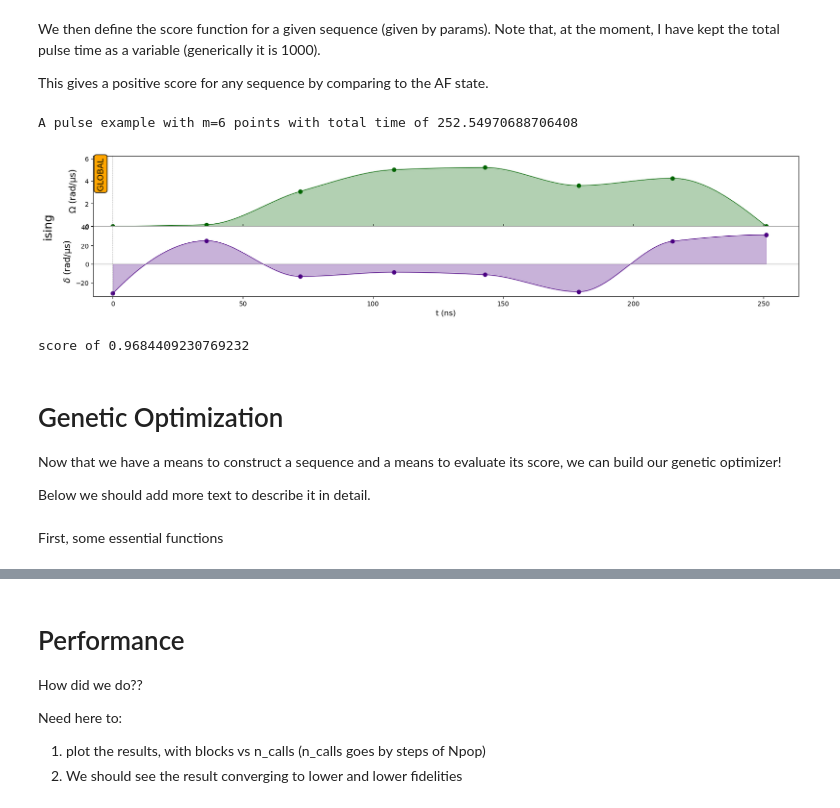
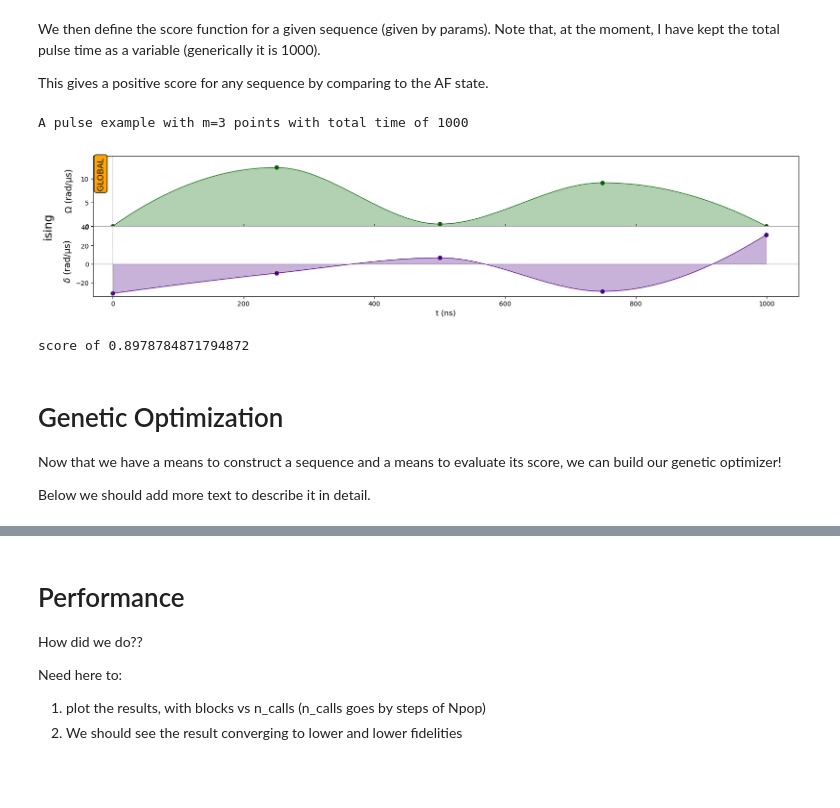
Before and after one commit to vdrouint/genetic-algos, a Jupyter notebook: prepare-AF-state-w-Pulser.ipynb, the cells around one changed output, grey strips where cells are left out. Saved outputs shown, nothing was run; the diff lists cells and outputs as text; code cells hidden in the pictures; blank space fills up the shorter version.

Commit message:
finished AF state with Pulser

```diff
--- a/prepare-AF-state-w-Pulser.ipynb
+++ b/prepare-AF-state-w-Pulser.ipynb
@@ -93,7 +93,7 @@ The parameters fed to the optimisation algorithm must uniquely define $\Omega$ a
 # %%
 #---# example of a random sequence #----#
 # Size of the parameter space
-m = 6
+m = 3
 
 # Random instance of the parameter space
 amp_params = np.random.uniform(0, Omega_max, m)
@@ -120,6 +119,6 @@ Using Pulser, a Sequence on the Chadoq2 device is defined,  and the pulse is add
 # %%
 seq = Sequence(reg, Chadoq2)
 seq.declare_channel("ising", "rydberg_global")
-seq.add(create_interp_pulse(amp_params, det_params, 500), "ising")
+seq.add(create_interp_pulse(amp_params, det_params, T), "ising")
 seq.draw()
 # %% [output]
@@ -230,27 +229,26 @@ def score(params, m):
     return 1 - F
 # %%
 #test it for a random set of parameters
-m = 6
-t_rand = np.random.uniform(T/10, T)
+m = 3
+#t_rand = np.random.uniform(T/10, T)
+t_rand = T
 print('A pulse example with m={} points with total time of {}'.format(m, t_rand))
 # Random instance of the parameter space
 amp_params = np.random.uniform(0, Omega_max, m)
 det_params = np.random.uniform(delta_0, delta_f, m)
 seq = Sequence(reg, Chadoq2)
 seq.declare_channel("ising", "rydberg_global")
 seq.add(create_interp_pulse(amp_params, det_params, t_rand), "ising")
 seq.draw()
 test_score = score(np.r_[amp_params, det_params, t_rand], m)
 print('score of {}'.format(test_score))
 # %% [output]
-A pulse example with m=6 points with total time of 252.54970688706408
+A pulse example with m=3 points with total time of 1000
-[figure, old version]
+[figure, new version]
-score of 0.9684409230769232
+score of 0.8978784871794872
 # %% [markdown]
 # Genetic Optimization
 
 Now that we have a means to construct a sequence and a means to evaluate its score, we can build our genetic optimizer!
 
 Below we should add more text to describe it in detail.
-# %% [markdown]
-First, some essential functions
```
Also changed, not shown: parts of 20 cells of this notebook.
